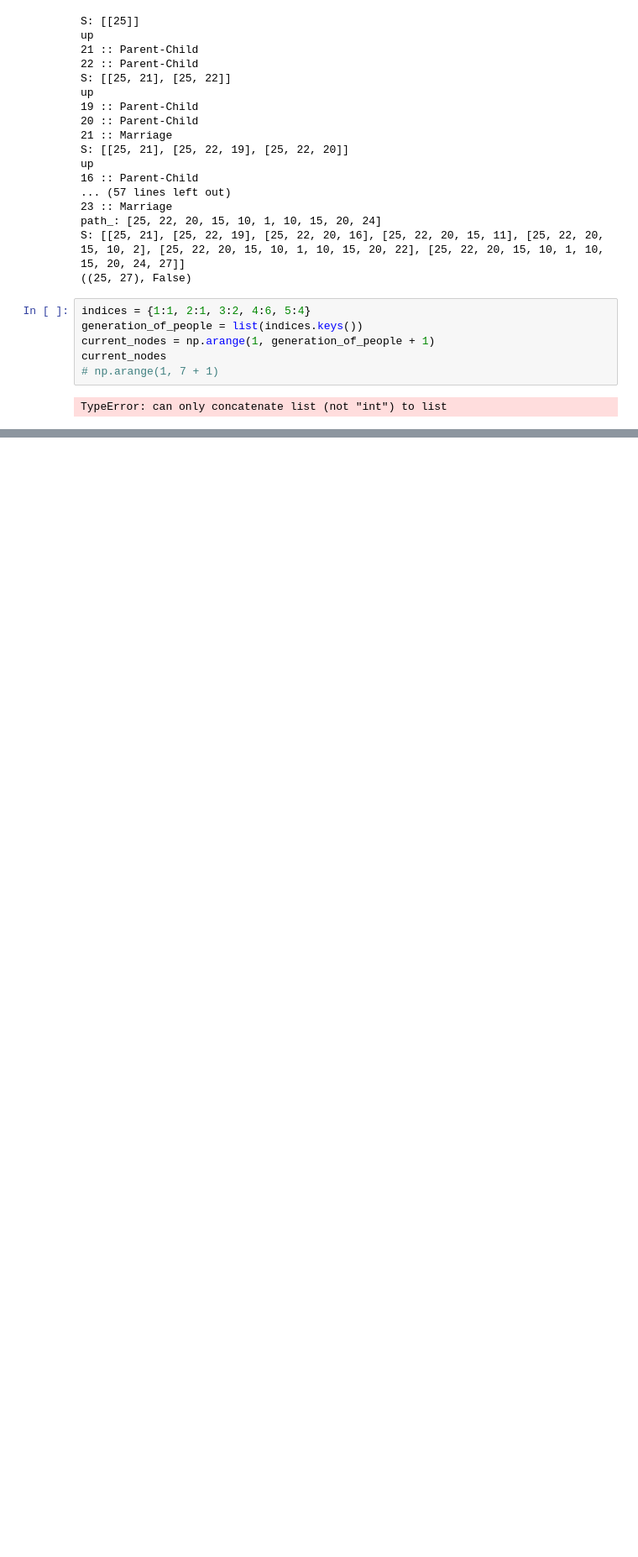
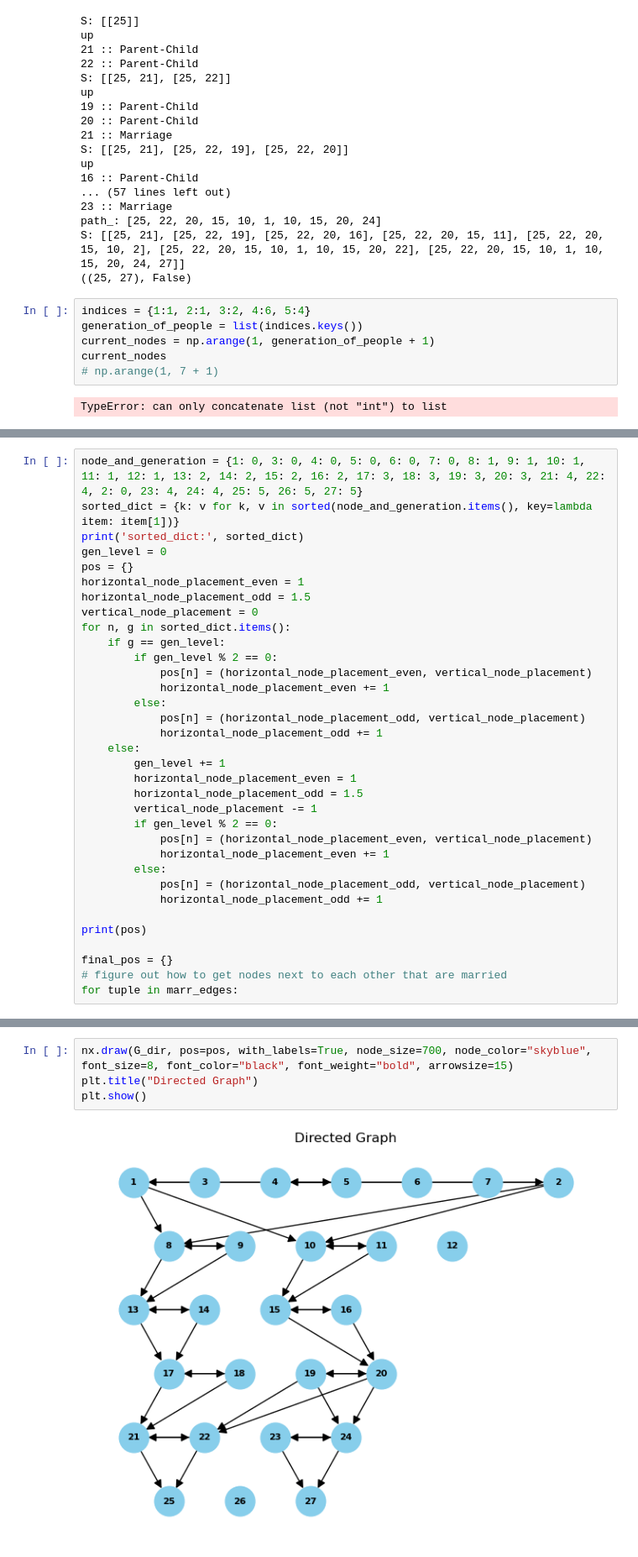
Before and after one commit to mokuda2/senioryearreflection, a Jupyter notebook: Networkx_with_find_mate.ipynb, the cells around one changed output, grey strips where cells are left out. Shown: that part at 84% size. Drawn from its saved outputs; the diff is of its cells as text; blank space fills up the shorter version.

```diff
--- a/Networkx_with_find_mate.ipynb
+++ b/Networkx_with_find_mate.ipynb
@@ -338,0 +375,34 @@ TypeError: can only concatenate list (not "int") to list
+# %%
+node_and_generation = {1: 0, 3: 0, 4: 0, 5: 0, 6: 0, 7: 0, 8: 1, 9: 1, 10: 1, 11: 1, 12: 1, 13: 2, 14: 2, 15: 2, 16: 2, 17: 3, 18: 3, 19: 3, 20: 3, 21: 4, 22: 4, 2: 0, 23: 4, 24: 4, 25: 5, 26: 5, 27: 5}
+sorted_dict = {k: v for k, v in sorted(node_and_generation.items(), key=lambda item: item[1])}
+print('sorted_dict:', sorted_dict)
+gen_level = 0
+pos = {}
+horizontal_node_placement_even = 1
+horizontal_node_placement_odd = 1.5
+vertical_node_placement = 0
+for n, g in sorted_dict.items():
+    if g == gen_level:
+        if gen_level % 2 == 0:
+            pos[n] = (horizontal_node_placement_even, vertical_node_placement)
+            horizontal_node_placement_even += 1
+        else:
+            pos[n] = (horizontal_node_placement_odd, vertical_node_placement)
+            horizontal_node_placement_odd += 1
+    else:
+        gen_level += 1
+        horizontal_node_placement_even = 1
+        horizontal_node_placement_odd = 1.5
+        vertical_node_placement -= 1
+        if gen_level % 2 == 0:
+            pos[n] = (horizontal_node_placement_even, vertical_node_placement)
+            horizontal_node_placement_even += 1
+        else:
+            pos[n] = (horizontal_node_placement_odd, vertical_node_placement)
+            horizontal_node_placement_odd += 1
+
+print(pos)
+
+final_pos = {}
+# figure out how to get nodes next to each other that are married
+for tuple in marr_edges:
@@ -338,0 +422,6 @@ TypeError: can only concatenate list (not "int") to list
+# %%
+nx.draw(G_dir, pos=pos, with_labels=True, node_size=700, node_color="skyblue", font_size=8, font_color="black", font_weight="bold", arrowsize=15)
+plt.title("Directed Graph")
+plt.show()
+# %% [output]
+[figure, added]
```
Also changed, not shown: parts of 2 cells of this notebook, 11 other files.
